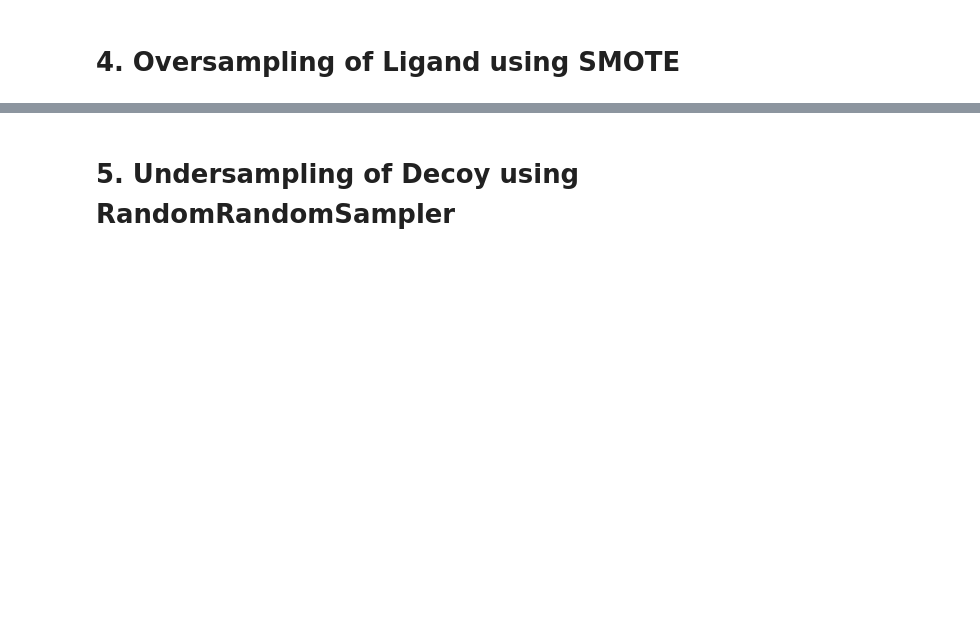
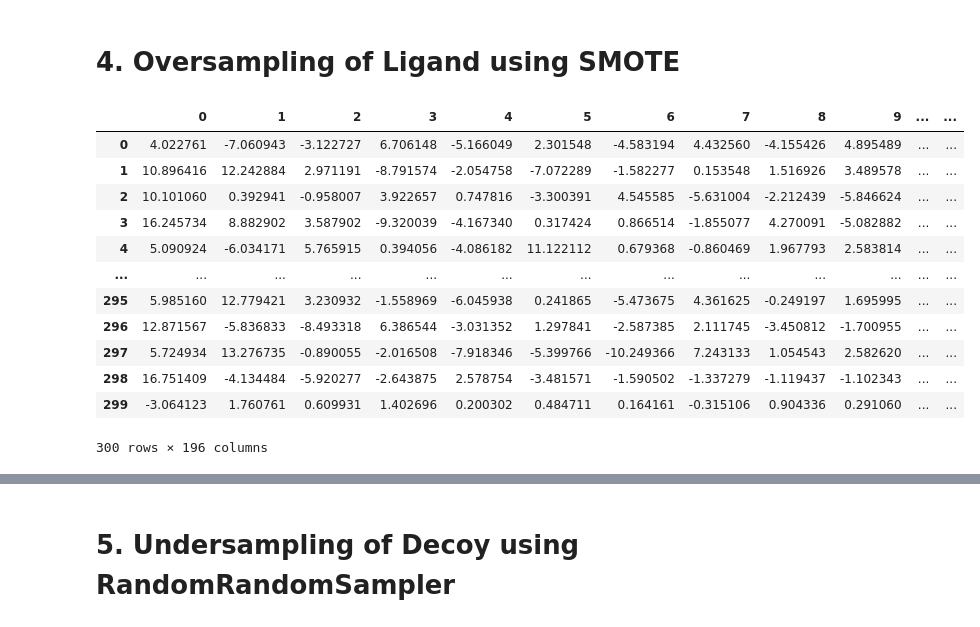
Before and after one commit to fzl-22/in-silico-approach-on-herbal-compound-identification, a Jupyter notebook: src/3-resampling.ipynb, the cells around one changed output, grey strips where cells are left out. Cells and saved outputs as stored; diff of their text form; code cells hidden in the pictures; blank space fills up the shorter version.

```diff
--- a/src/3-resampling.ipynb
+++ b/src/3-resampling.ipynb
@@ -10,7 +29,7 @@ dataset["target"].value_counts()
 # %% [markdown]
 # 1. Split Data between Ligand and Decoy compounds
 # %%
-ligand_df = dataset[dataset["target"] == 1].reset_index(drop=True)
-decoy_df = dataset[dataset["target"] == 0].reset_index(drop=True)
+ligand_df = dataset[dataset["class"] == 1].reset_index(drop=True)
+decoy_df = dataset[dataset["class"] == 0].reset_index(drop=True)
 # %%
 ligand_df.head(10)
@@ -40,8 +144,8 @@ sampled_data.info() # Have 228 entries, 150 of decoys and 78 of ligands
 # 4. Oversampling of Ligand using SMOTE
 # %%
 # Separate features and labels
-X = sampled_data.drop(columns=['target'])
-y = sampled_data['target']
+X = sampled_data.drop(columns=['class'])
+y = sampled_data['class']
 # %%
 # Initiate SMOTE
 smote = SMOTE(sampling_strategy='auto', random_state=7)
@@ -50,7 +154,21 @@ smote = SMOTE(sampling_strategy='auto', random_state=7)
 X_resampled, y_resampled = smote.fit_resample(X, y)
 # %%
 # Create a new DataFrame with the oversampled data
-oversampled_data = pd.concat([pd.DataFrame(X_resampled, columns=X.columns), pd.Series(y_resampled, name='target')], axis=1)
+oversampled_data = pd.concat([pd.DataFrame(X_resampled, columns=X.columns), pd.Series(y_resampled, name='class')], axis=1)
 oversampled_data
+# %% [output]
+|  | 0 | 1 | 2 | 3 | 4 | 5 | 6 | 7 | 8 | 9 | ... | ... |
+| 0 | 4.022761 | -7.060943 | -3.122727 | 6.706148 | -5.166049 | 2.301548 | -4.583194 | 4.432560 | -4.155426 | 4.895489 | ... | ... |
+| 1 | 10.896416 | 12.242884 | 2.971191 | -8.791574 | -2.054758 | -7.072289 | -1.582277 | 0.153548 | 1.516926 | 3.489578 | ... | ... |
+| 2 | 10.101060 | 0.392941 | -0.958007 | 3.922657 | 0.747816 | -3.300391 | 4.545585 | -5.631004 | -2.212439 | -5.846624 | ... | ... |
+| 3 | 16.245734 | 8.882902 | 3.587902 | -9.320039 | -4.167340 | 0.317424 | 0.866514 | -1.855077 | 4.270091 | -5.082882 | ... | ... |
+| 4 | 5.090924 | -6.034171 | 5.765915 | 0.394056 | -4.086182 | 11.122112 | 0.679368 | -0.860469 | 1.967793 | 2.583814 | ... | ... |
+| ... | ... | ... | ... | ... | ... | ... | ... | ... | ... | ... | ... | ... |
+| 295 | 5.985160 | 12.779421 | 3.230932 | -1.558969 | -6.045938 | 0.241865 | -5.473675 | 4.361625 | -0.249197 | 1.695995 | ... | ... |
+| 296 | 12.871567 | -5.836833 | -8.493318 | 6.386544 | -3.031352 | 1.297841 | -2.587385 | 2.111745 | -3.450812 | -1.700955 | ... | ... |
+| 297 | 5.724934 | 13.276735 | -0.890055 | -2.016508 | -7.918346 | -5.399766 | -10.249366 | 7.243133 | 1.054543 | 2.582620 | ... | ... |
+| 298 | 16.751409 | -4.134484 | -5.920277 | -2.643875 | 2.578754 | -3.481571 | -1.590502 | -1.337279 | -1.119437 | -1.102343 | ... | ... |
+| 299 | -3.064123 | 1.760761 | 0.609931 | 1.402696 | 0.200302 | 0.484711 | 0.164161 | -0.315106 | 0.904336 | 0.291060 | ... | ... |
+300 rows × 196 columns
 # %%
 oversampled_data.info() # have 300 entries
```
Also changed, not shown: parts of 17 cells of this notebook, 7 other files.
